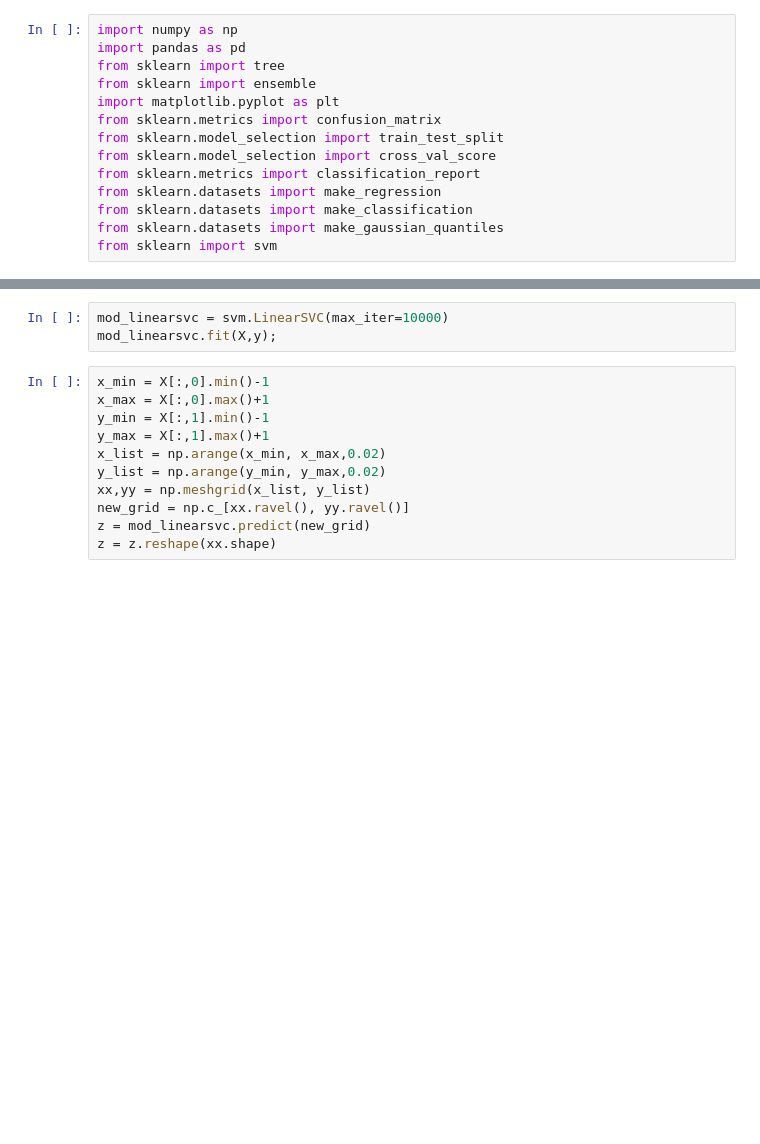
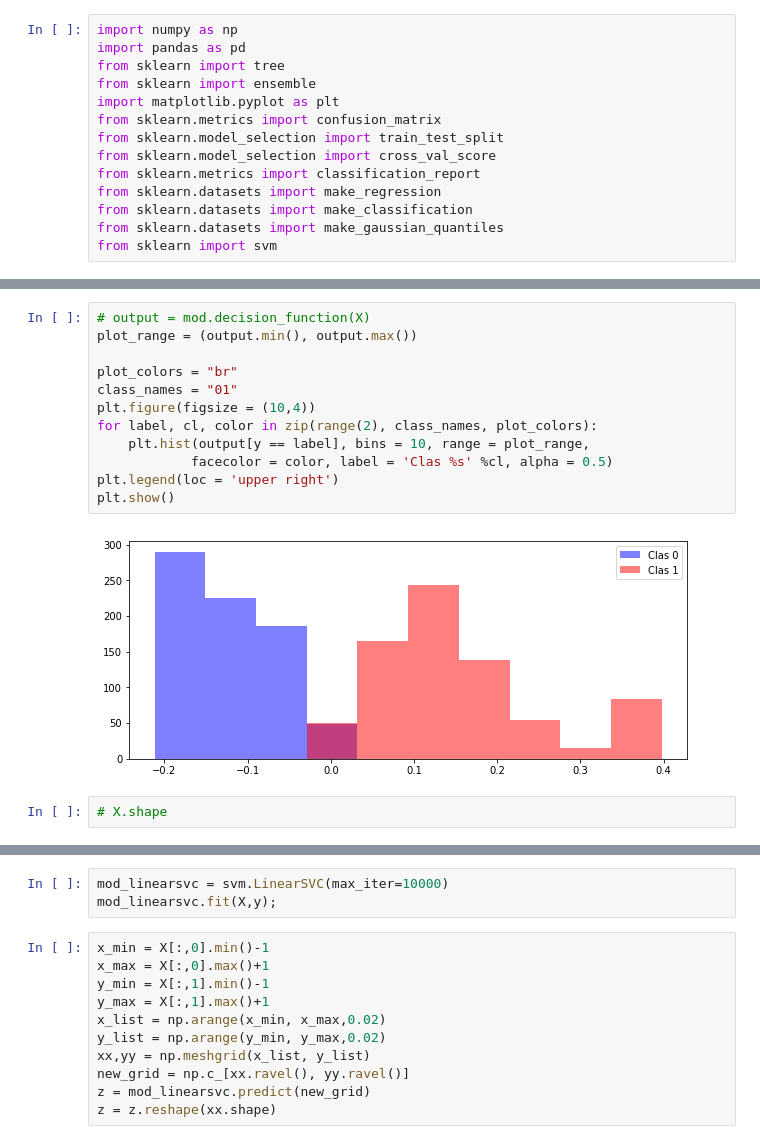
Before and after one commit to lev1khachatryan/ASDS_ML, a Jupyter notebook: Exams/Midterm_2/Decision_Boundary.ipynb, the cells around one changed output, grey strips where cells are left out. Saved outputs shown, nothing was run; the diff lists cells and outputs as text; blank space fills up the shorter version.

```diff
--- a/Exams/Midterm_2/Decision_Boundary.ipynb
+++ b/Exams/Midterm_2/Decision_Boundary.ipynb
@@ -34,3 +49,19 @@ mod.fit(X,y);
+# %%
+# output = mod.decision_function(X)
+plot_range = (output.min(), output.max())
+
+plot_colors = "br"
+class_names = "01"
+plt.figure(figsize = (10,4))
+for label, cl, color in zip(range(2), class_names, plot_colors):
+    plt.hist(output[y == label], bins = 10, range = plot_range,
+            facecolor = color, label = 'Clas %s' %cl, alpha = 0.5)
+plt.legend(loc = 'upper right')
+plt.show()
+# %% [output]
+[figure, added]
+# %%
+# X.shape
 # %%
 x_min = X[:,0].min()-1
 x_max = X[:,0].max()+1
```
Also changed, not shown: parts of 15 cells of this notebook, 28 other files.
